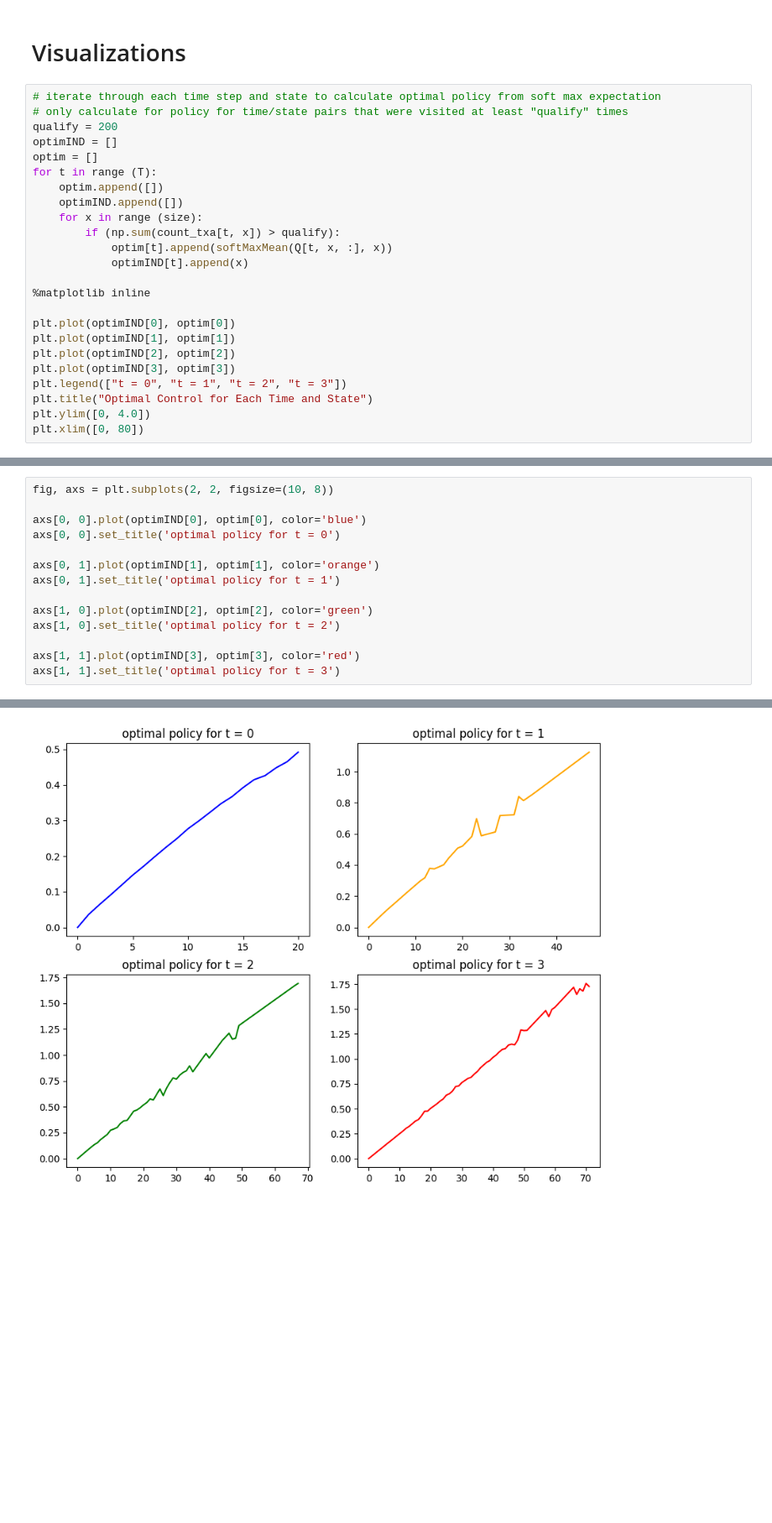
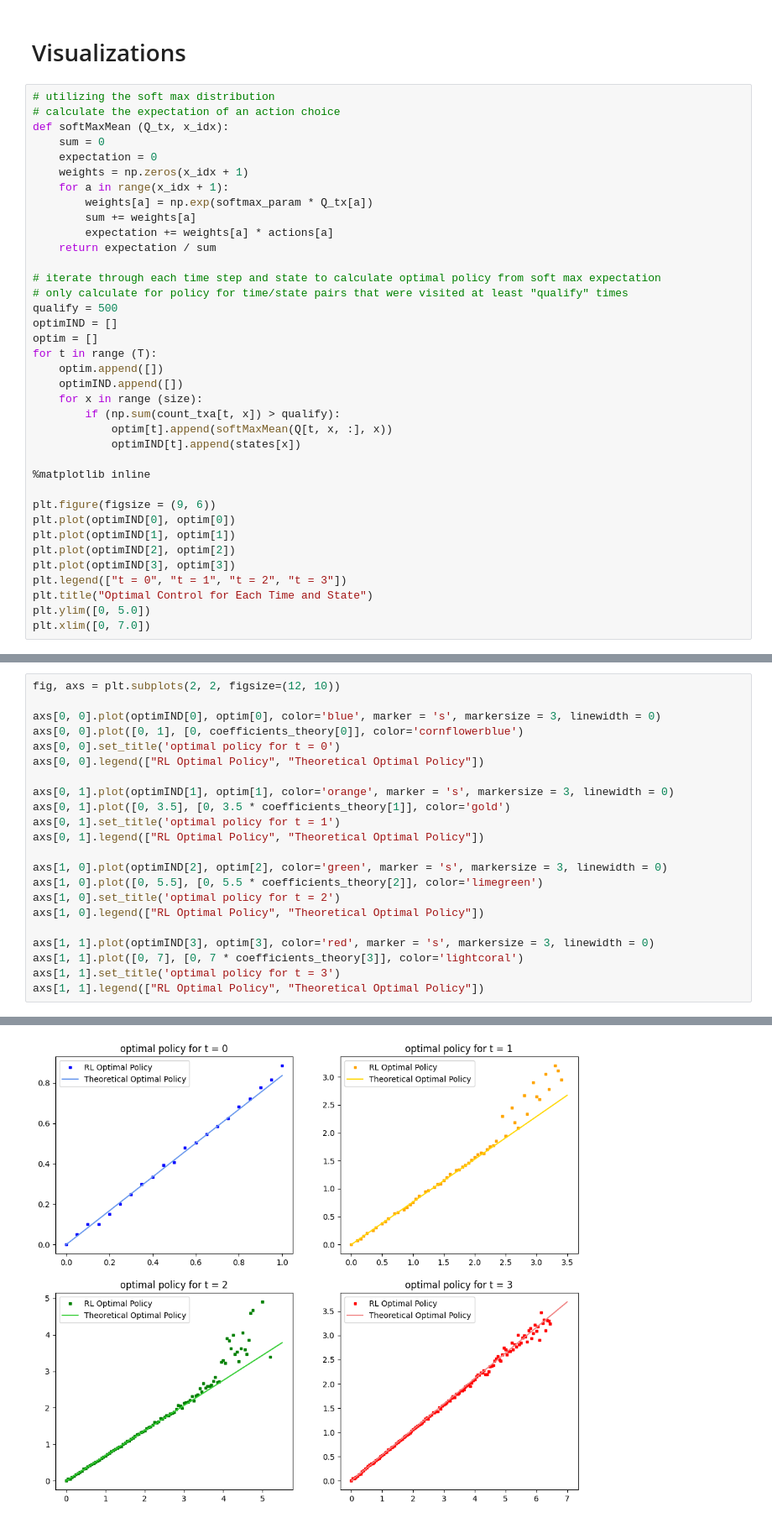
Before and after one commit to derrick-r-chan/RLexample, a Jupyter notebook: MFGTimeDep.ipynb, the cells around one changed output, grey strips where cells are left out. Shown at 84% size. Cells and saved outputs as stored; diff of their text form; blank space fills up the shorter version.

```diff
--- a/MFGTimeDep.ipynb
+++ b/MFGTimeDep.ipynb
@@ -340,9 +268,21 @@ usable if helpful
 # %% [markdown]
 # Visualizations
 # %%
+# utilizing the soft max distribution
+# calculate the expectation of an action choice
+def softMaxMean (Q_tx, x_idx):
+    sum = 0
+    expectation = 0
+    weights = np.zeros(x_idx + 1)
+    for a in range(x_idx + 1):
+        weights[a] = np.exp(softmax_param * Q_tx[a])
+        sum += weights[a]
+        expectation += weights[a] * actions[a]
+    return expectation / sum
+
 # iterate through each time step and state to calculate optimal policy from soft max expectation
 # only calculate for policy for time/state pairs that were visited at least "qualify" times
-qualify = 200
+qualify = 500
 optimIND = []
 optim = []
 for t in range (T):
@@ -351,16 +291,17 @@ for t in range (T):
     for x in range (size):
         if (np.sum(count_txa[t, x]) > qualify):
             optim[t].append(softMaxMean(Q[t, x, :], x))
-            optimIND[t].append(x)
+            optimIND[t].append(states[x])
 
 %matplotlib inline
 
+plt.figure(figsize = (9, 6))
 plt.plot(optimIND[0], optim[0])
 plt.plot(optimIND[1], optim[1])
 plt.plot(optimIND[2], optim[2])
 plt.plot(optimIND[3], optim[3])
 plt.legend(["t = 0", "t = 1", "t = 2", "t = 3"])
 plt.title("Optimal Control for Each Time and State")
-plt.ylim([0, 4.0])
-plt.xlim([0, 80])
+plt.ylim([0, 5.0])
+plt.xlim([0, 7.0])
 # %% [output]
@@ -369,15 +310,23 @@ plt.xlim([0, 80])
 # %%
-fig, axs = plt.subplots(2, 2, figsize=(10, 8))
+fig, axs = plt.subplots(2, 2, figsize=(12, 10))
 
-axs[0, 0].plot(optimIND[0], optim[0], color='blue')
+axs[0, 0].plot(optimIND[0], optim[0], color='blue', marker = 's', markersize = 3, linewidth = 0)
+axs[0, 0].plot([0, 1], [0, coefficients_theory[0]], color='cornflowerblue')
 axs[0, 0].set_title('optimal policy for t = 0')
+axs[0, 0].legend(["RL Optimal Policy", "Theoretical Optimal Policy"])
 
-axs[0, 1].plot(optimIND[1], optim[1], color='orange')
+axs[0, 1].plot(optimIND[1], optim[1], color='orange', marker = 's', markersize = 3, linewidth = 0)
+axs[0, 1].plot([0, 3.5], [0, 3.5 * coefficients_theory[1]], color='gold')
 axs[0, 1].set_title('optimal policy for t = 1')
+axs[0, 1].legend(["RL Optimal Policy", "Theoretical Optimal Policy"])
 
-axs[1, 0].plot(optimIND[2], optim[2], color='green')
+axs[1, 0].plot(optimIND[2], optim[2], color='green', marker = 's', markersize = 3, linewidth = 0)
+axs[1, 0].plot([0, 5.5], [0, 5.5 * coefficients_theory[2]], color='limegreen')
 axs[1, 0].set_title('optimal policy for t = 2')
+axs[1, 0].legend(["RL Optimal Policy", "Theoretical Optimal Policy"])
 
-axs[1, 1].plot(optimIND[3], optim[3], color='red')
+axs[1, 1].plot(optimIND[3], optim[3], color='red', marker = 's', markersize = 3, linewidth = 0)
+axs[1, 1].plot([0, 7], [0, 7 * coefficients_theory[3]], color='lightcoral')
 axs[1, 1].set_title('optimal policy for t = 3')
+axs[1, 1].legend(["RL Optimal Policy", "Theoretical Optimal Policy"])
 # %% [output]
@@ -385,4 +334,4 @@ Text(0.5, 1.0, 'optimal policy for t = 3')
-[figure, old version]
+[figure, new version]
 # %%
 # calculating ratio of state to optimal action
 # should be a horizontal line function
```
Also changed, not shown: parts of 9 cells of this notebook.
